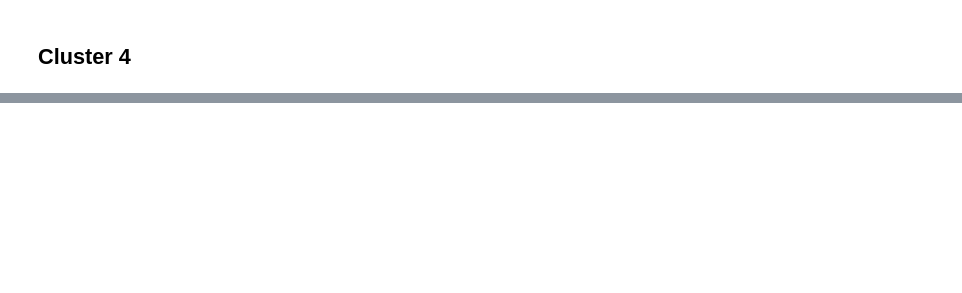
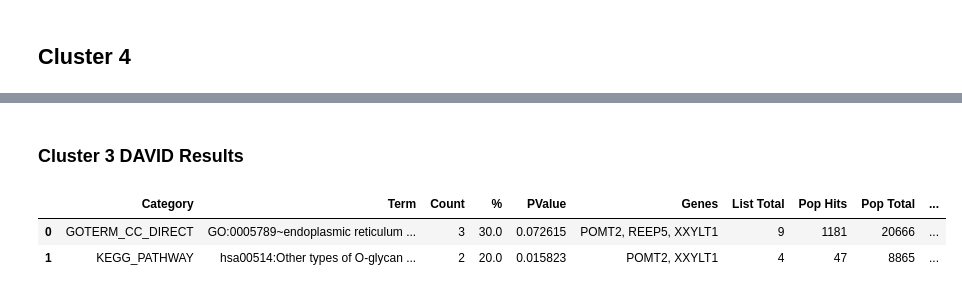
Before and after one commit to danielpintard/SCAMPs_PPI_analysis, a Jupyter notebook: SCAMP_PPI_EDA.ipynb, the cells around one changed output, grey strips where cells are left out. Saved outputs shown, nothing was run; the diff lists cells and outputs as text; code cells hidden in the pictures; blank space fills up the shorter version.

```diff
--- a/SCAMP_PPI_EDA.ipynb
+++ b/SCAMP_PPI_EDA.ipynb
@@ -294,0 +203,14 @@ Passing `palette` without assigning `hue` is deprecated and will be removed in v
+# %% [markdown]
+### Cluster 3 DAVID Results
+# %%
+c3_CC = pd.read_csv('DAVID_results/cluster3_results/cluster3_GOTERM_CC_Direct.txt', sep = '\t').reset_index(drop=True)
+c3_KP = pd.read_csv('DAVID_results/cluster3_results/cluster3_KEGGPath.txt', sep='\t').reset_index(drop=True)
+
+c3_david = pd.concat([c3_CC, c3_KP], ignore_index = True)
+c3_david['Cluster'] = 3
+
+c3_david
+# %% [output]
+|  | Category | Term | Count | % | PValue | Genes | List Total | Pop Hits | Pop Total | ... |
+| 0 | GOTERM_CC_DIRECT | GO:0005789~endoplasmic reticulum ... | 3 | 30.0 | 0.072615 | POMT2, REEP5, XXYLT1 | 9 | 1181 | 20666 | ... |
+| 1 | KEGG_PATHWAY | hsa00514:Other types of O-glycan ... | 2 | 20.0 | 0.015823 | POMT2, XXYLT1 | 4 | 47 | 8865 | ... |
```
Also changed, not shown: parts of 29 cells of this notebook, 25 other files.
